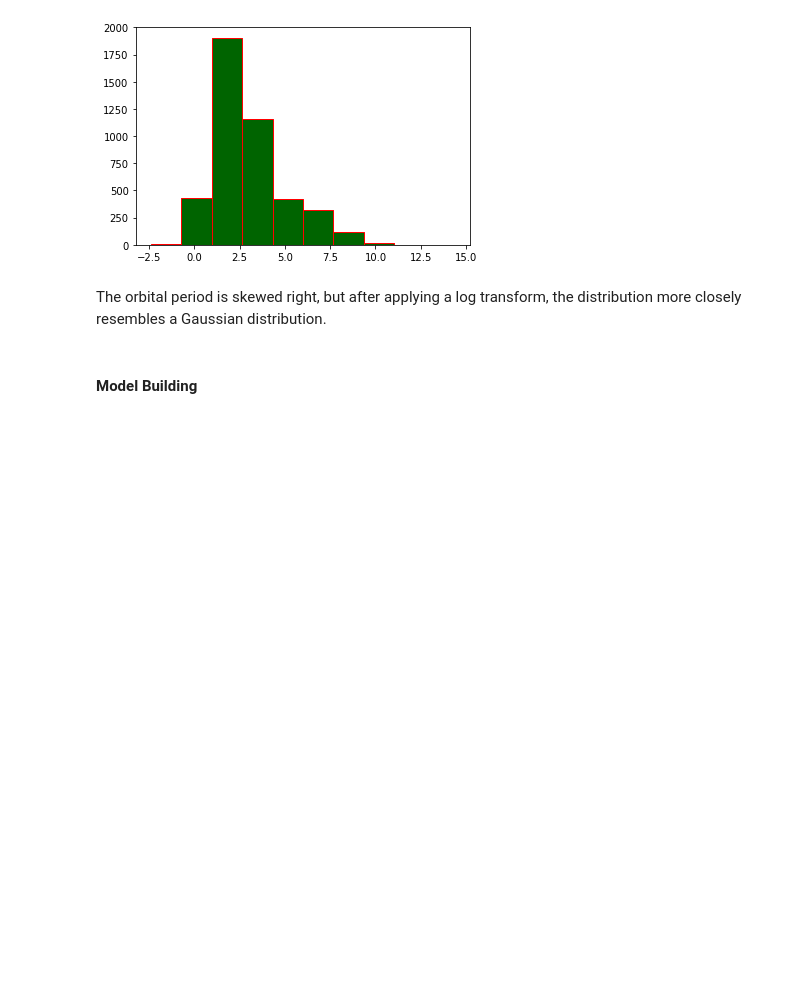
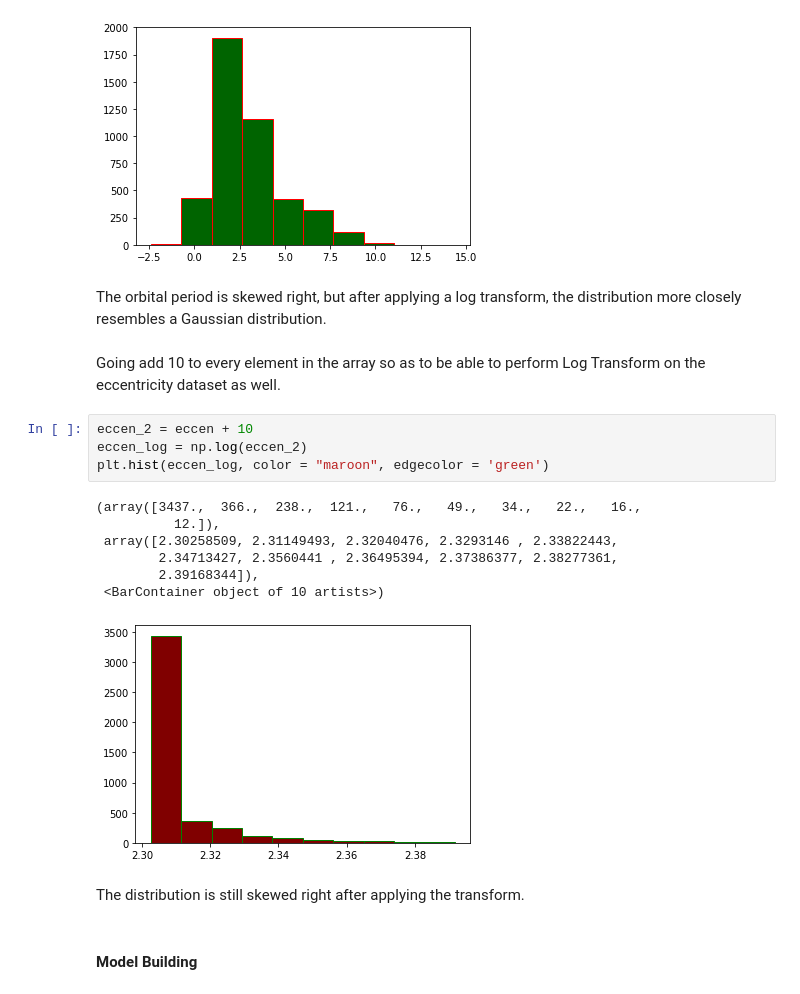
Before and after one commit to jbravo87/blog-projects, a Jupyter notebook: exoplanet_data_notebook.ipynb, the cells around one changed output. Drawn from its saved outputs; the diff is of its cells as text; blank space fills up the shorter version.

```diff
--- a/exoplanet_data_notebook.ipynb
+++ b/exoplanet_data_notebook.ipynb
@@ -190,6 +190,22 @@ plt.hist(orbper_log, color = "darkgreen", edgecolor = 'red')
 [figure]
 # %% [markdown]
 The orbital period is skewed right, but after applying a log transform, the distribution more closely resembles a Gaussian distribution.
+# %% [markdown]
+Going add 10 to every element in the array so as to be able to perform Log Transform on the eccentricity dataset as well.
+# %%
+eccen_2 = eccen + 10
+eccen_log = np.log(eccen_2)
+plt.hist(eccen_log, color = "maroon", edgecolor = 'green')
+# %% [output]
+(array([3437.,  366.,  238.,  121.,   76.,   49.,   34.,   22.,   16.,
+          12.]),
+ array([2.30258509, 2.31149493, 2.32040476, 2.3293146 , 2.33822443,
+        2.34713427, 2.3560441 , 2.36495394, 2.37386377, 2.38277361,
+        2.39168344]),
+ <BarContainer object of 10 artists>)
+[figure, added]
+# %% [markdown]
+The distribution is still skewed right after applying the transform.
 # %% [markdown]
 #### Model Building
 # %% [markdown]
```
Also changed, not shown: parts of 13 cells of this notebook.
